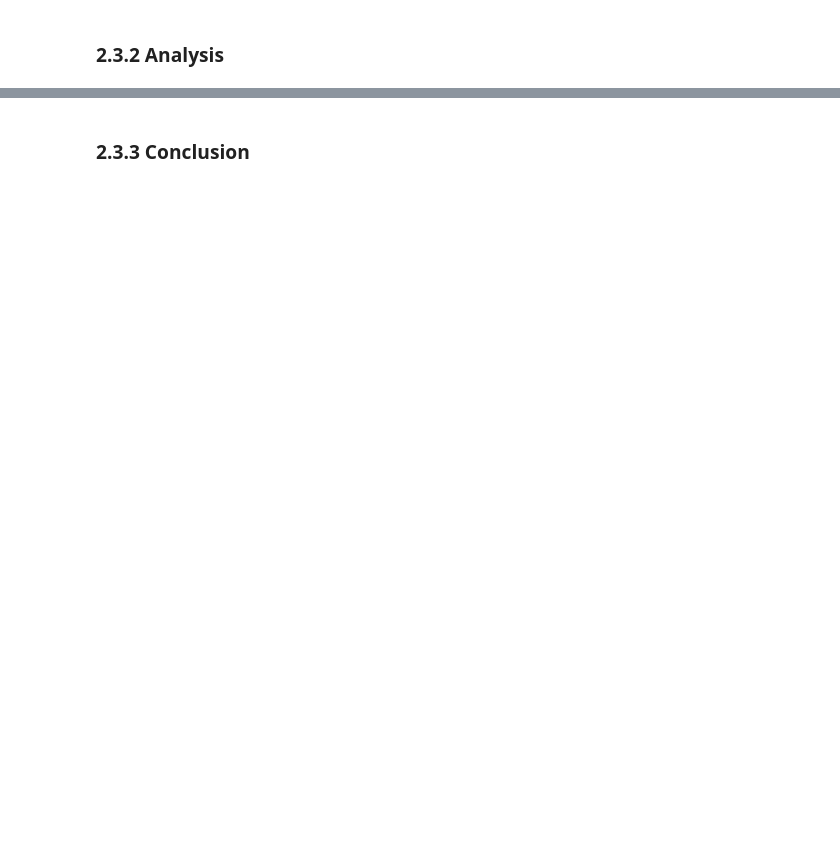
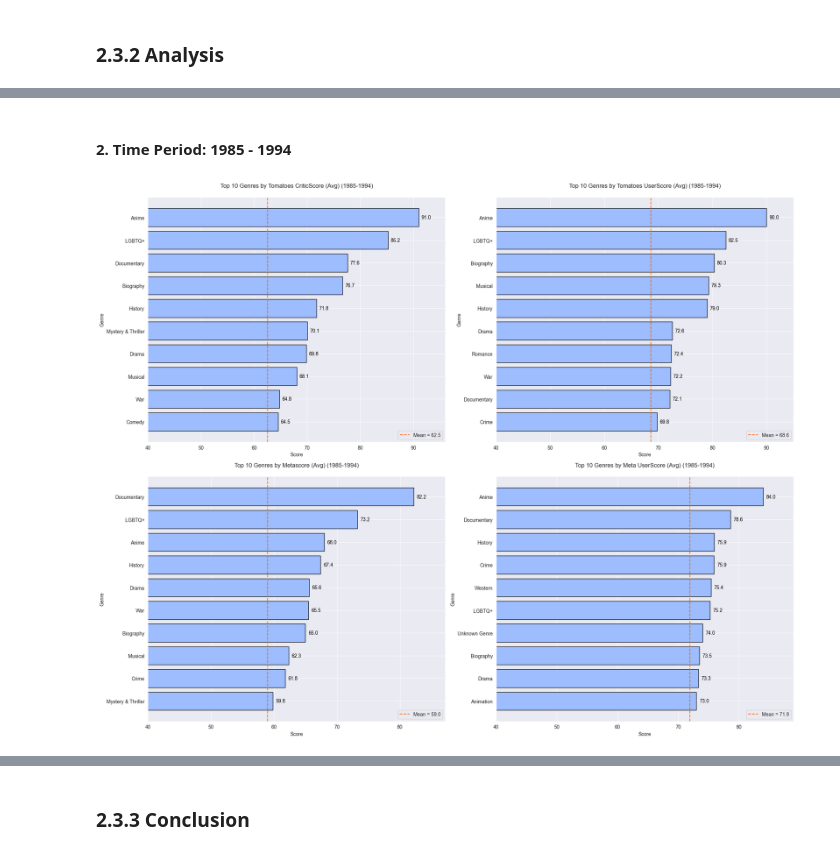
Before and after one commit to AshuraOtsuki/Intro2DS---HCMUS---2024, a Jupyter notebook: Questions/Questions.ipynb, the cells around one changed output, grey strips where cells are left out. Drawn from its saved outputs; the diff is of its cells as text; code cells hidden in the pictures; blank space fills up the shorter version.

```diff
--- a/Questions/Questions.ipynb
+++ b/Questions/Questions.ipynb
@@ -501,0 +673,56 @@ What genres tend to perform better in terms of critic and user scores?
+# %% [markdown]
+#### **2. Time Period: 1985 - 1994**
+# %%
+# Create a figure with 4 subplots arranged in 2 rows and 2 columns
+plt.figure(figsize=(20, 16))
+
+# Define score types to analyze
+scores = ['Tomatoes CriticScore (Avg)', 'Tomatoes UserScore (Avg)',
+          'Metascore (Avg)', 'Meta UserScore (Avg)']
+
+# Create subplot for each score type
+for i, score in enumerate(scores, 1):
+    # Set up subplot in 2x2 grid
+    plt.subplot(2, 2, i)
+
+    # Sort and filter data
+    sorted_data = df_1985_1994.sort_values(by=score, ascending=False)
+    mean_count = sorted_data[score].mean()
+    sorted_data = sorted_data.head(10)  # Get top 10 genres
+
+    # Create horizontal bar chart with custom styling
+    bars = plt.barh(sorted_data['Genre'], sorted_data[score],
+                   color='#9DBDFF',  # Light blue bars
+                   edgecolor='black') # Black border
+
+    # Add score labels to the right of each bar
+    for bar in bars:
+        plt.text(bar.get_width() + 0.5,  # Position slightly right of bar end
+                bar.get_y() + bar.get_height()/2,  # Vertical center of bar
+                f'{bar.get_width():.1f}',  # Score formatted to 1 decimal
+                va='center',  # Vertically centered
+                color='black',
+                fontsize=10)
+
+    # Add mean score line
+    plt.axvline(mean_count,
+                color='#FF6500',  # Orange line
+                linestyle='--',  # Dashed style
+                linewidth=1.5,
+                label=f'Mean = {mean_count:.1f}')
+
+    # Customize plot appearance
+    plt.xlim(40, max(sorted_data[score]) + 5)  # Set x-axis range
+    plt.title(f'Top 10 Genres by {score} (1985-1994)', pad=20)
+    plt.xlabel('Score')
+    plt.ylabel('Genre')
+    plt.gca().invert_yaxis()  # Invert y-axis to show highest scores at top
+    plt.legend()
+
+# Adjust subplot spacing
+plt.tight_layout()
+
+# Display the plot
+plt.show()
+# %% [output]
+[figure, added]
```
Also changed, not shown: parts of 34 cells of this notebook.
